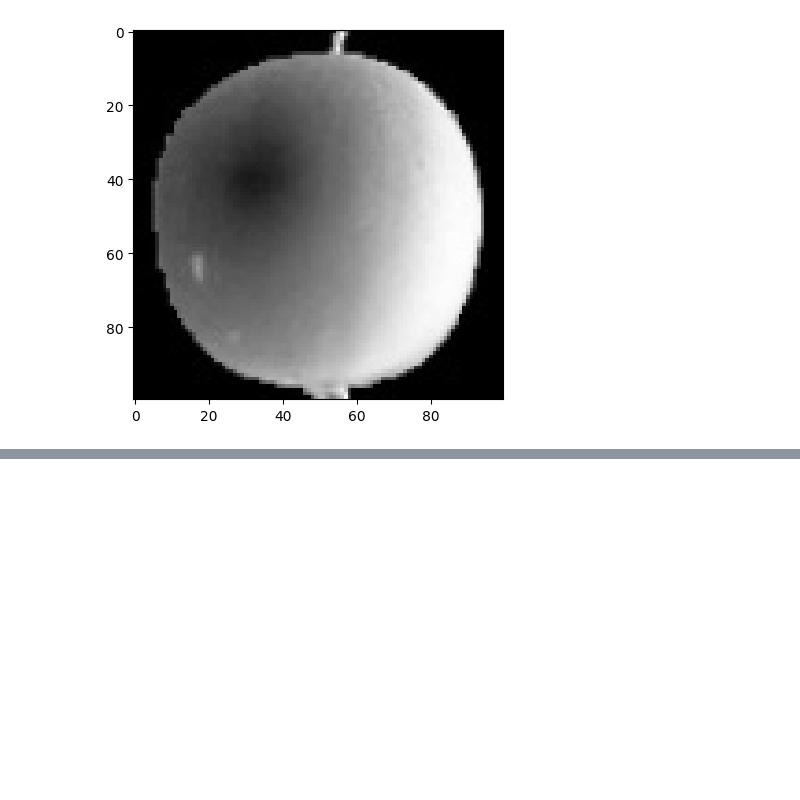
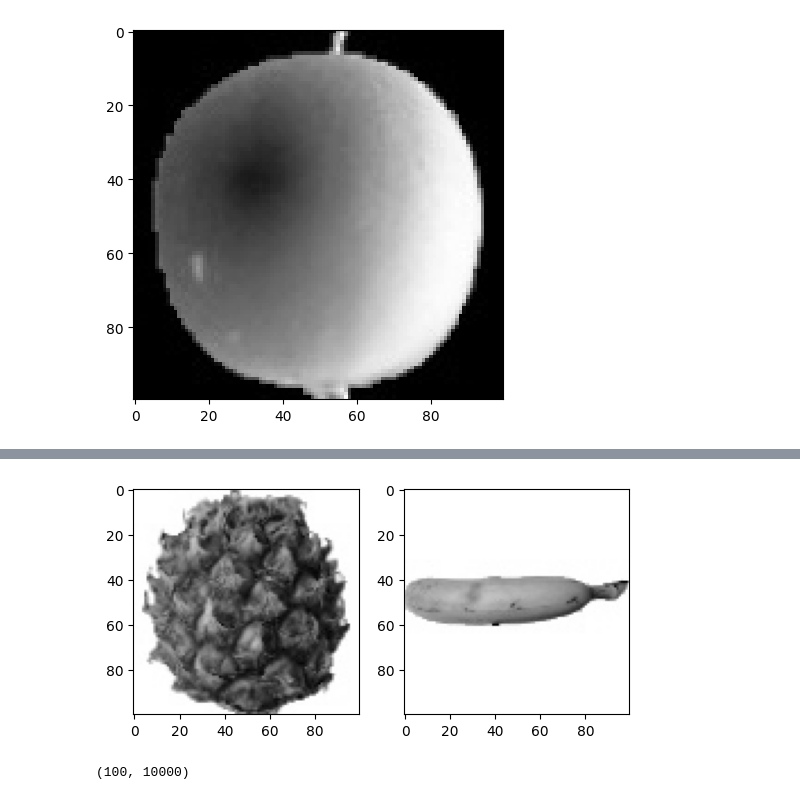
Before and after one commit to kth232/mldl, a Jupyter notebook: ml/chapter6-1.ipynb, the cells around one changed output, grey strips where cells are left out. Saved outputs shown, nothing was run; the diff lists cells and outputs as text; code cells hidden in the pictures; blank space fills up the shorter version.

```diff
--- a/ml/chapter6-1.ipynb
+++ b/ml/chapter6-1.ipynb
@@ -42,0 +48,7 @@ plt.show()
+# %%
+fig, axs = plt.subplots(1, 2)
+axs[0].imshow(fruits[100], cmap='gray_r')
+axs[1].imshow(fruits[200], cmap='gray_r')
+plt.show()
+# %% [output]
+[figure, added]
@@ -42,0 +60,4 @@ plt.show()
+# %%
+print(apple.shape)
+# %% [output]
+(100, 10000)
```
Also changed, not shown: parts of 9 cells of this notebook.
